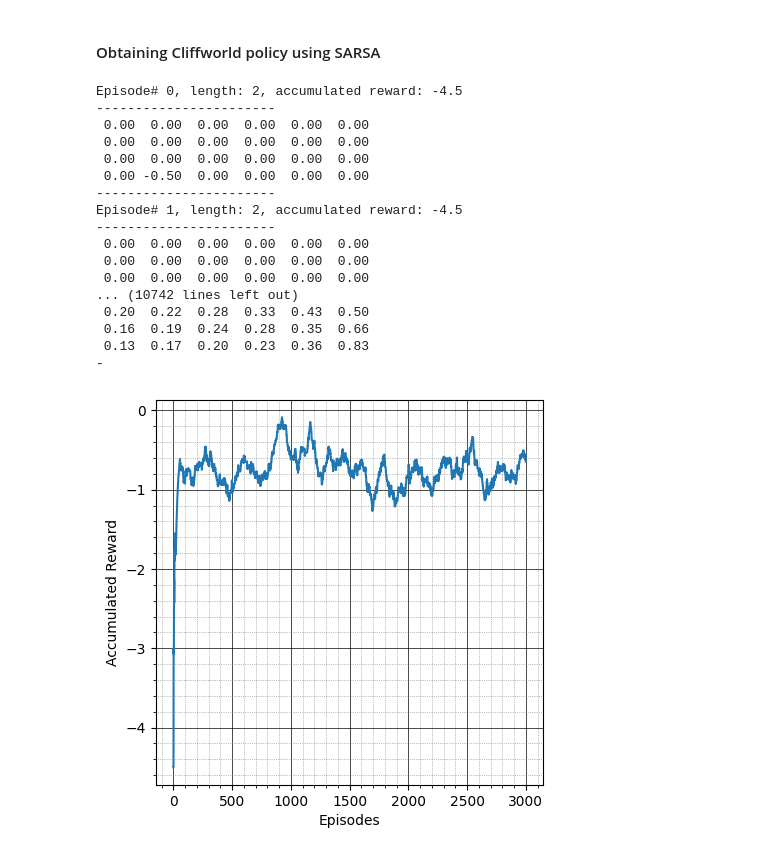
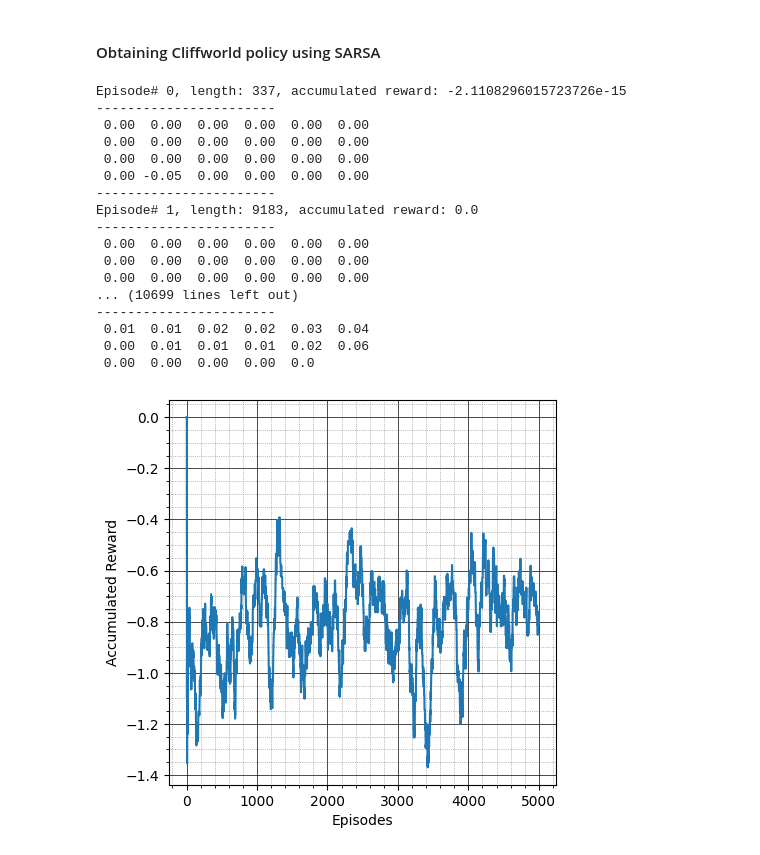
Before and after one commit to tsultan16/Reinforcement_Learning, a Jupyter notebook: grid_world.ipynb, the cells around one changed output. Drawn from its saved outputs; the diff is of its cells as text; code cells hidden in the pictures.

Commit message:
tested q learning and sarsa with cliffworld

```diff
--- a/grid_world.ipynb
+++ b/grid_world.ipynb
@@ -573,7 +576,7 @@ class CliffWorld(MDP):
         self.gamma = discount_factor
 
         # specify rewards
-        self.rewards =  {(1,0) : -5.0, (2,0) : -5.0, (3,0) : -5.0, (4,0) : -5.0, (5,0) : 1.0}
+        self.rewards =  {(1,0) : -5.0, (2,0) : -5.0, (3,0) : -5.0, (4,0) : -5.0, (5,0) : 0.1}
 
         # specify action cost
         self.action_cost = 0.0
@@ -740,7 +743,7 @@ class CliffWorld(MDP):
 #### Obtaining Cliffworld policy using value iteration
 # %%
 # instantiate cliff world mdp object
-cw1 = CliffWorld()
+cw1 = CliffWorld(discount_factor=0.7)
 
 value_iteration(cw1, num_iters=1000, theta=0.0001)
 
@@ -824,41 +827,41 @@ Episode# 1532, length: 24, accumulated reward: 0.08862938119652507
 cw3 = CliffWorld(discount_factor=0.9)
 
 # instantiate Q learner
-QL2 = QLearner(cw3, epsilon=0.2)
+QL2 = QLearner(cw3, epsilon=0.2, alpha=0.01)
 
 # training
-episode_rewards = QL2.train(episodes=3000, SARSA=True)
+episode_rewards = QL2.train(episodes=5000, SARSA=True)
 
 # policy extraction
 pi2 = cw3.extract_policy()
 
 print("-----------------------")
 for y in range(cw3.height-1, -1, -1):
     for x in range(cw3.width):
         if (x,y) in pi2:
             print(f"{pi2[(x,y)]:<6}", end=' ')
         else:
             print(f"{'None':<6}", end=' ')
     print("")
 print("-----------------------")
 
 plot_rewards(episode_rewards, window_size=100)
 # %% [output]
-Episode# 0, length: 2, accumulated reward: -4.5
+Episode# 0, length: 337, accumulated reward: -2.1108296015723726e-15
 -----------------------
  0.00  0.00  0.00  0.00  0.00  0.00
  0.00  0.00  0.00  0.00  0.00  0.00
  0.00  0.00  0.00  0.00  0.00  0.00
- 0.00 -0.50  0.00  0.00  0.00  0.00
+ 0.00 -0.05  0.00  0.00  0.00  0.00
 -----------------------
-Episode# 1, length: 2, accumulated reward: -4.5
+Episode# 1, length: 9183, accumulated reward: 0.0
 -----------------------
  0.00  0.00  0.00  0.00  0.00  0.00
  0.00  0.00  0.00  0.00  0.00  0.00
  0.00  0.00  0.00  0.00  0.00  0.00
-... (10742 lines left out)
- 0.20  0.22  0.28  0.33  0.43  0.50
- 0.16  0.19  0.24  0.28  0.35  0.66
- 0.13  0.17  0.20  0.23  0.36  0.83
--
+... (10699 lines left out)
+-----------------------
+ 0.01  0.01  0.02  0.02  0.03  0.04
+ 0.00  0.01  0.01  0.01  0.02  0.06
+ 0.00  0.00  0.00  0.00  0.0
-[figure, old version]
+[figure, new version]
```
Also changed, not shown: parts of 5 cells of this notebook.
